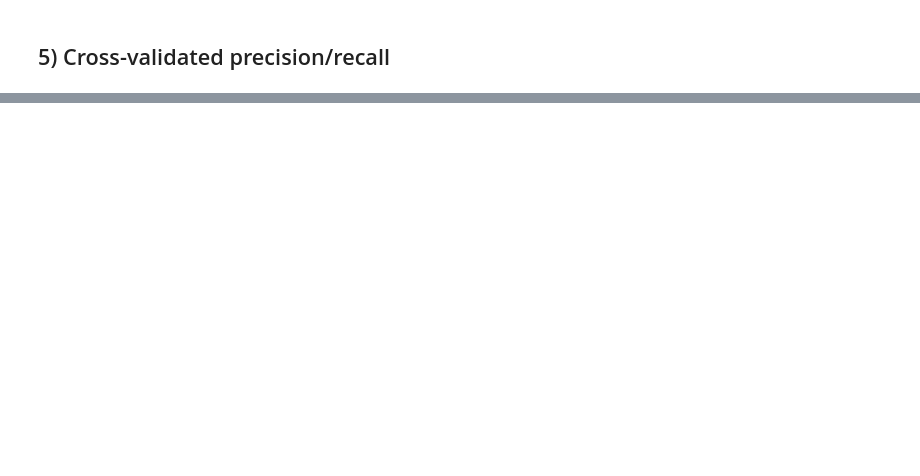
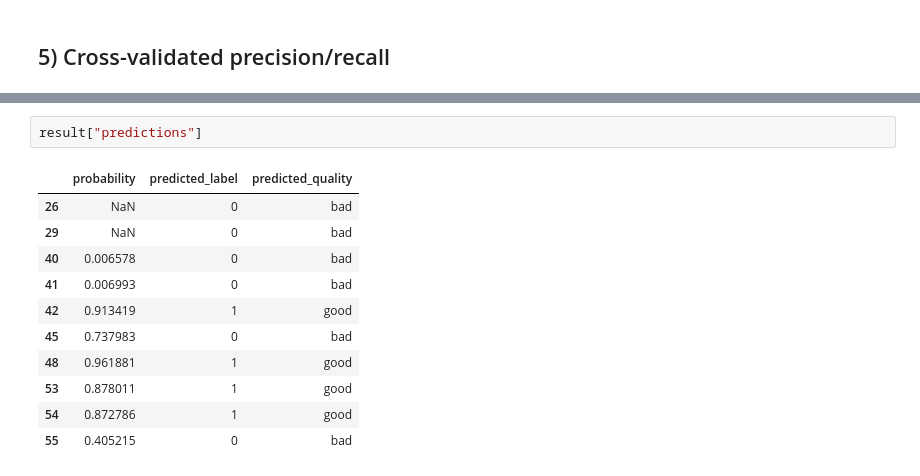
Before and after one commit to steevelaquitaine/spikecurate, a Jupyter notebook: demo/demo_01.ipynb, the cells around one changed output, grey strips where cells are left out. Cells and saved outputs as stored; diff of their text form; blank space fills up the shorter version.

```diff
--- a/demo/demo_01.ipynb
+++ b/demo/demo_01.ipynb
@@ -261,0 +233,14 @@ plt.show()
+# %%
+result["predictions"]
+# %% [output]
+|  | probability | predicted_label | predicted_quality |
+| 26 | NaN | 0 | bad |
+| 29 | NaN | 0 | bad |
+| 40 | 0.006578 | 0 | bad |
+| 41 | 0.006993 | 0 | bad |
+| 42 | 0.913419 | 1 | good |
+| 45 | 0.737983 | 0 | bad |
+| 48 | 0.961881 | 1 | good |
+| 53 | 0.878011 | 1 | good |
+| 54 | 0.872786 | 1 | good |
+| 55 | 0.405215 | 0 | bad |
```
Also changed, not shown: parts of 15 cells of this notebook, 5 other files.
